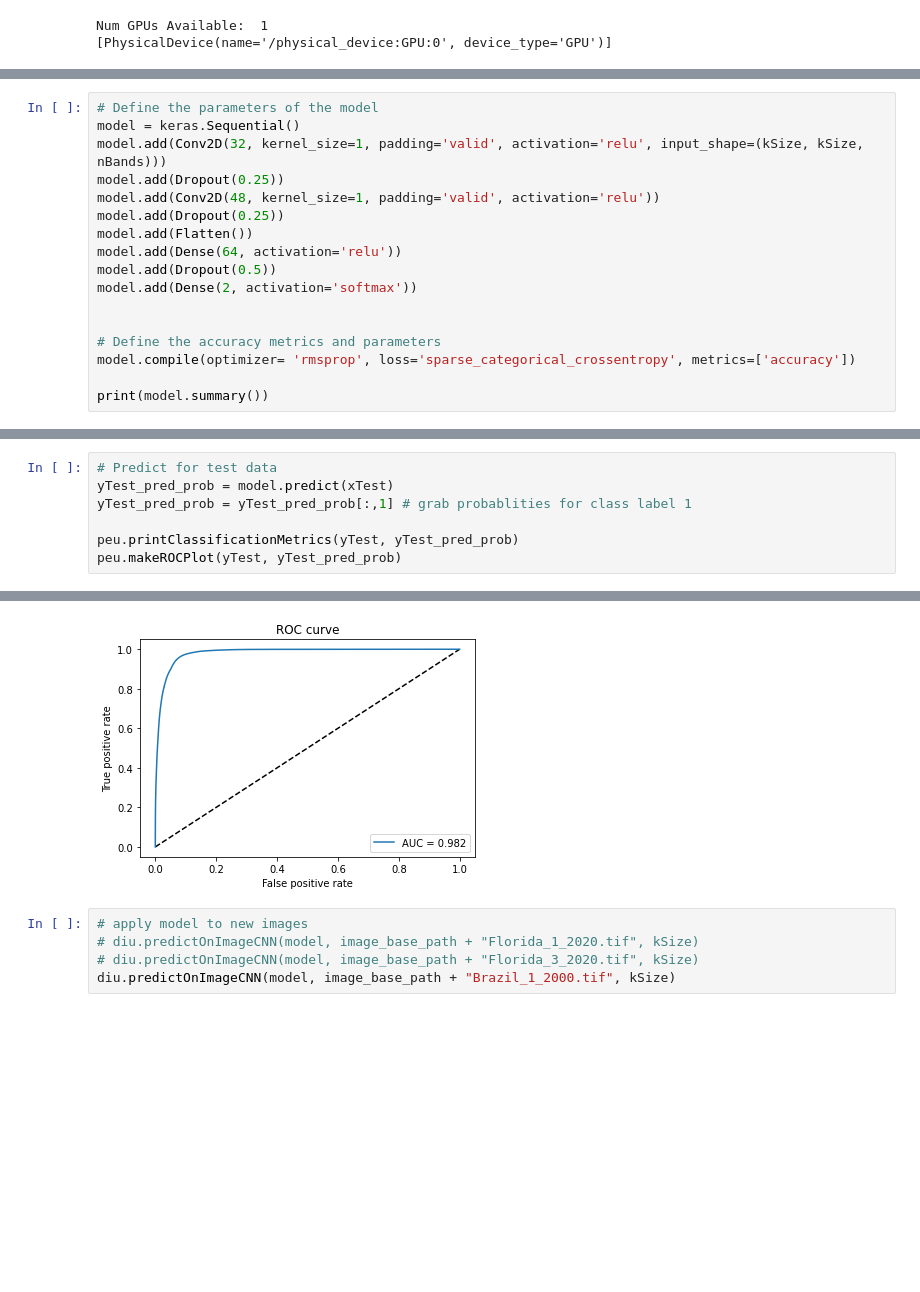
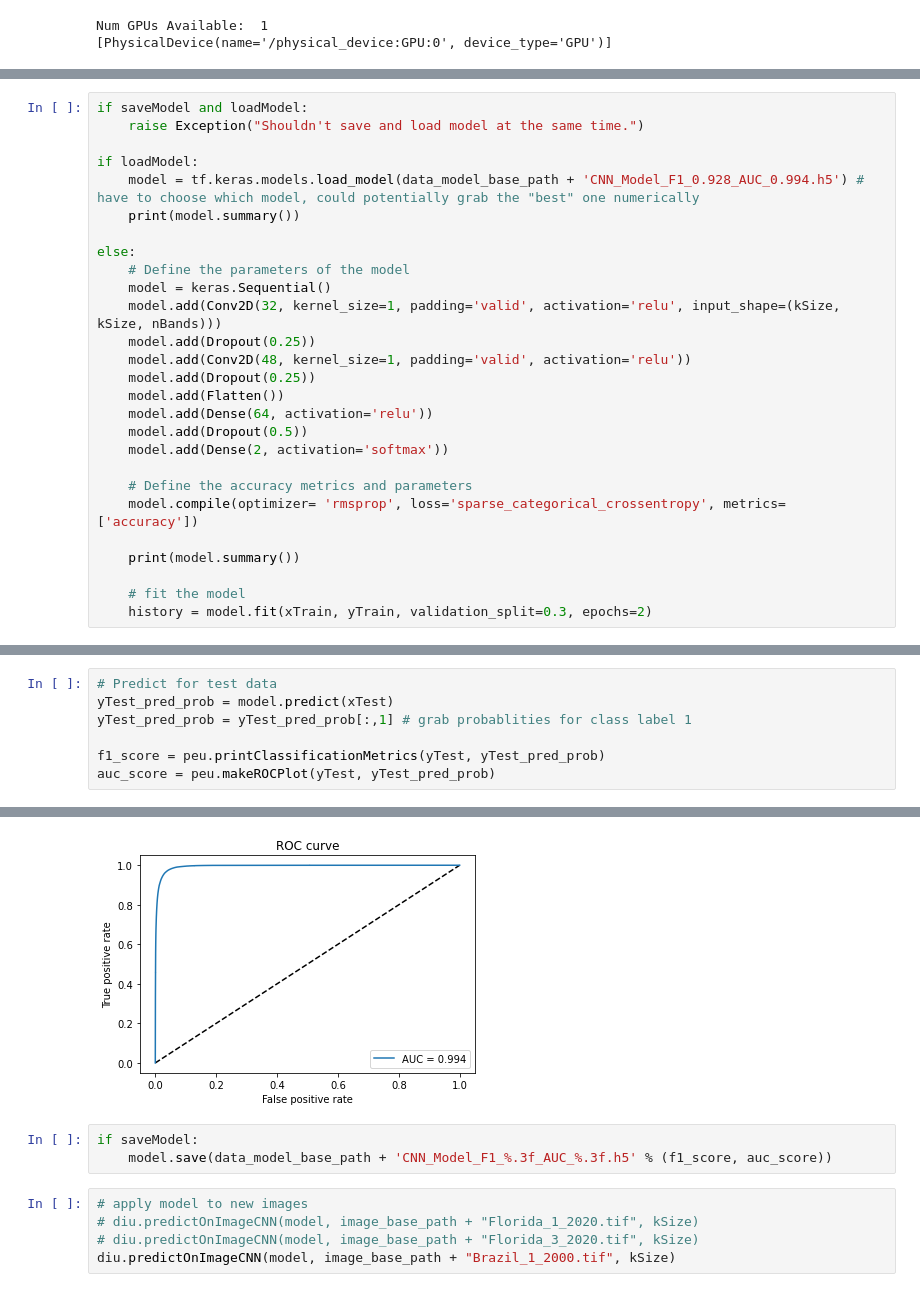
Before and after one commit to nkinnaird/MangroveClassification, a Jupyter notebook: code/fitWithCNN.ipynb, the cells around one changed output, grey strips where cells are left out. Drawn from its saved outputs; the diff is of its cells as text; blank space fills up the shorter version.

Commit message:
Added functionality to save and load the fitted Keras model.

```diff
--- a/code/fitWithCNN.ipynb
+++ b/code/fitWithCNN.ipynb
@@ -104,18 +112,28 @@ del model_input_labels
 # %%
-# Define the parameters of the model
-model = keras.Sequential()
-model.add(Conv2D(32, kernel_size=1, padding='valid', activation='relu', input_shape=(kSize, kSize, nBands)))
-model.add(Dropout(0.25))
-model.add(Conv2D(48, kernel_size=1, padding='valid', activation='relu'))
-model.add(Dropout(0.25))
-model.add(Flatten())
-model.add(Dense(64, activation='relu'))
-model.add(Dropout(0.5))
-model.add(Dense(2, activation='softmax'))
+if saveModel and loadModel:
+    raise Exception("Shouldn't save and load model at the same time.")
 
+if loadModel:
+    model = tf.keras.models.load_model(data_model_base_path + 'CNN_Model_F1_0.928_AUC_0.994.h5') # have to choose which model, could potentially grab the "best" one numerically
+    print(model.summary())
 
-# Define the accuracy metrics and parameters
-model.compile(optimizer= 'rmsprop', loss='sparse_categorical_crossentropy', metrics=['accuracy'])
+else:
+    # Define the parameters of the model
+    model = keras.Sequential()
+    model.add(Conv2D(32, kernel_size=1, padding='valid', activation='relu', input_shape=(kSize, kSize, nBands)))
+    model.add(Dropout(0.25))
+    model.add(Conv2D(48, kernel_size=1, padding='valid', activation='relu'))
+    model.add(Dropout(0.25))
+    model.add(Flatten())
+    model.add(Dense(64, activation='relu'))
+    model.add(Dropout(0.5))
+    model.add(Dense(2, activation='softmax'))
 
-print(model.summary())
+    # Define the accuracy metrics and parameters
+    model.compile(optimizer= 'rmsprop', loss='sparse_categorical_crossentropy', metrics=['accuracy'])
+
+    print(model.summary())
+
+    # fit the model
+    history = model.fit(xTrain, yTrain, validation_split=0.3, epochs=2)
 # %% [output]
@@ -166,7 +174,7 @@ print(history.history)
 yTest_pred_prob = model.predict(xTest)
 yTest_pred_prob = yTest_pred_prob[:,1] # grab probablities for class label 1
 
-peu.printClassificationMetrics(yTest, yTest_pred_prob)
-peu.makeROCPlot(yTest, yTest_pred_prob)
+f1_score = peu.printClassificationMetrics(yTest, yTest_pred_prob)
+auc_score = peu.makeROCPlot(yTest, yTest_pred_prob)
 # %% [output]
 Confusion matrix:
@@ -187,4 +195,7 @@ weighted avg       0.94      0.94      0.94    989473
-[figure, old version]
+[figure, new version]
+# %%
+if saveModel:
+    model.save(data_model_base_path + 'CNN_Model_F1_%.3f_AUC_%.3f.h5' % (f1_score, auc_score))
 # %%
 # apply model to new images
 # diu.predictOnImageCNN(model, image_base_path + "Florida_1_2020.tif", kSize)
```
Also changed, not shown: parts of 7 cells of this notebook, 1 other file.
